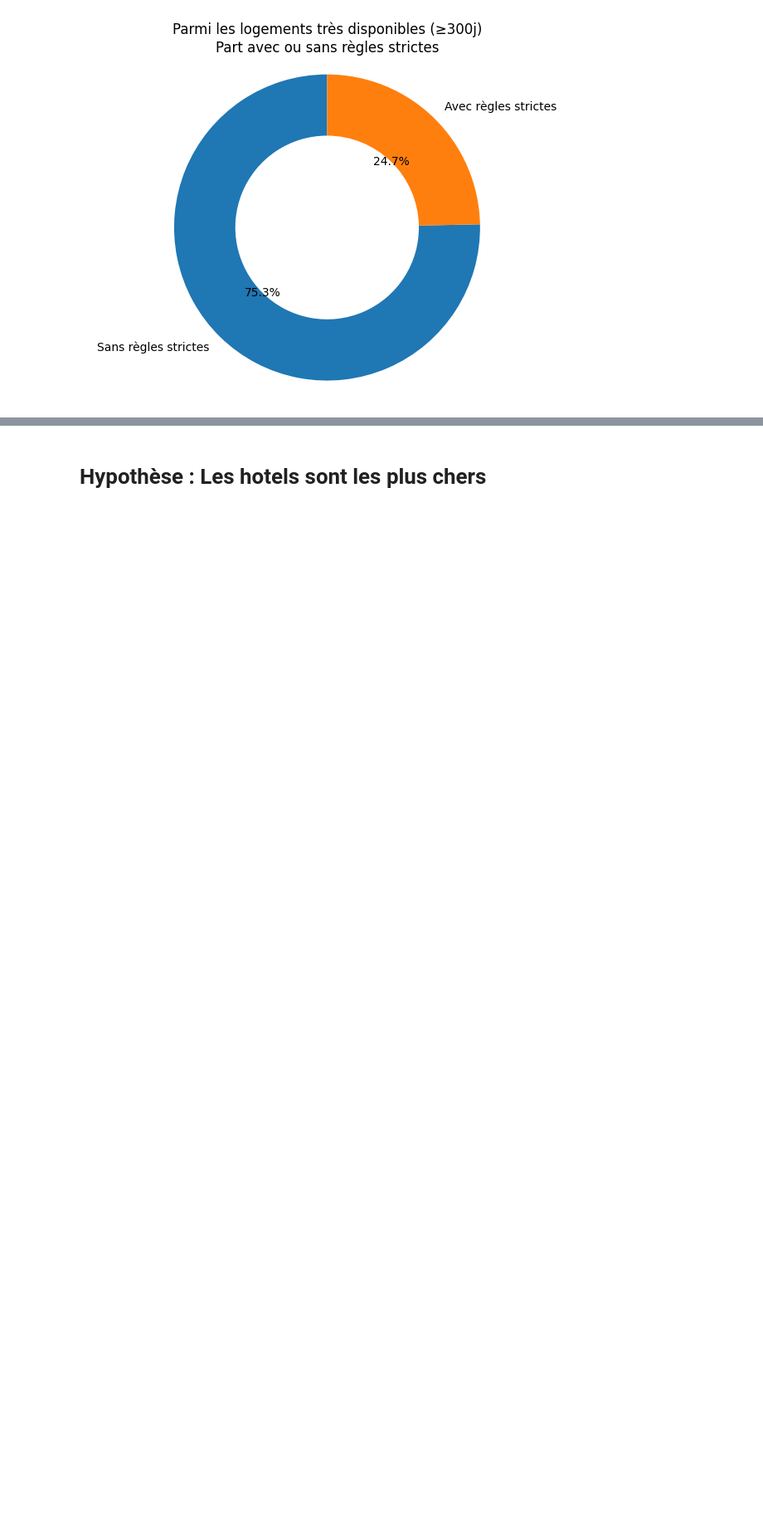
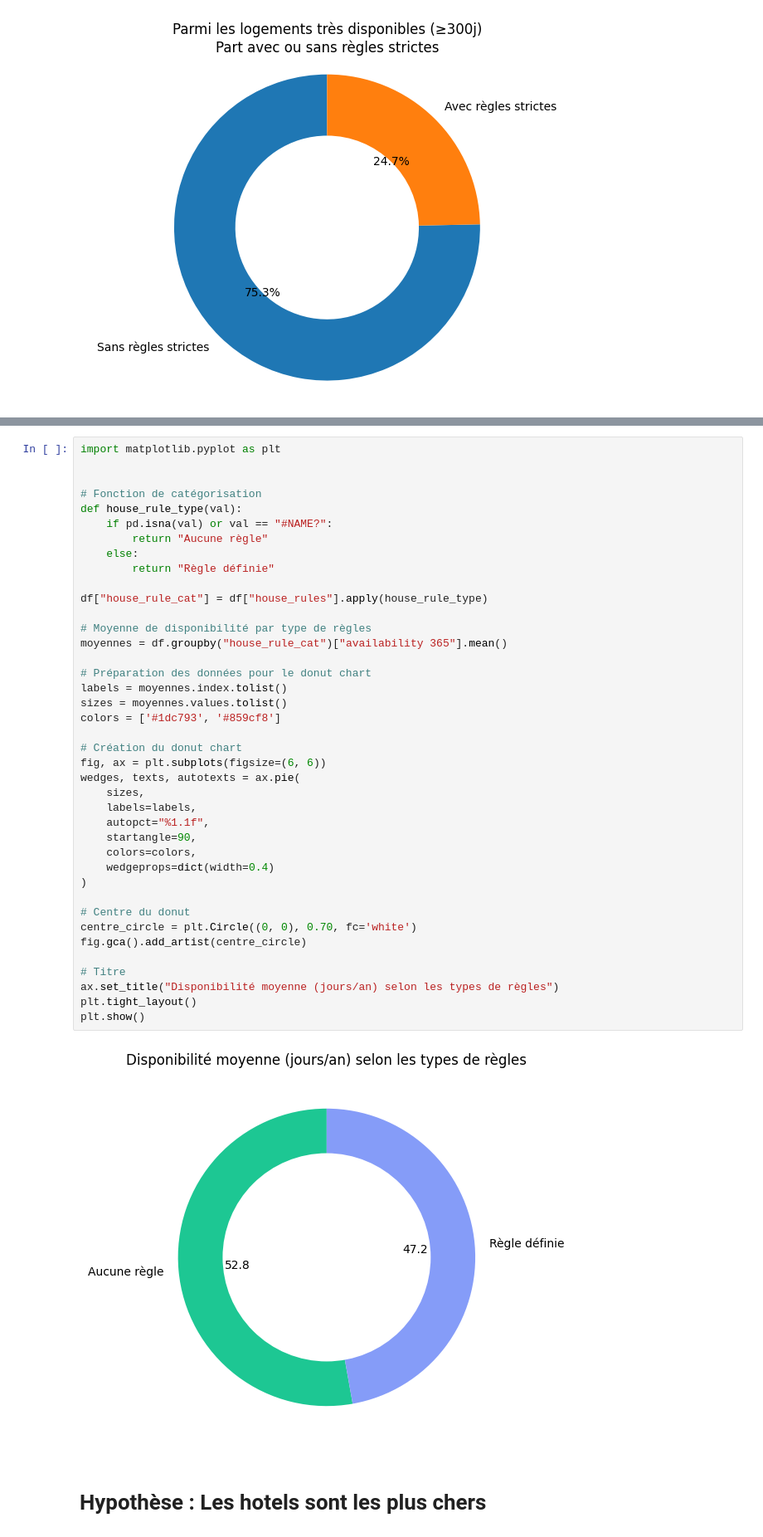
Before and after one commit to EthanVieville/4IABD_reporting_grp7, a Jupyter notebook: verifier_hypothese.ipynb, the cells around one changed output, grey strips where cells are left out. Shown at 83% size. Cells and saved outputs as stored; diff of their text form; blank space fills up the shorter version.

```diff
--- a/verifier_hypothese.ipynb
+++ b/verifier_hypothese.ipynb
@@ -167,3 +235,45 @@ plt.show()
+# %%
+import matplotlib.pyplot as plt
+
+
+# Fonction de catégorisation
+def house_rule_type(val):
+    if pd.isna(val) or val == "#NAME?":
+        return "Aucune règle"
+    else:
+        return "Règle définie"
+
+df["house_rule_cat"] = df["house_rules"].apply(house_rule_type)
+
+# Moyenne de disponibilité par type de règles
+moyennes = df.groupby("house_rule_cat")["availability 365"].mean()
+
+# Préparation des données pour le donut chart
+labels = moyennes.index.tolist()
+sizes = moyennes.values.tolist()
+colors = ['#1dc793', '#859cf8']
+
+# Création du donut chart
+fig, ax = plt.subplots(figsize=(6, 6))
+wedges, texts, autotexts = ax.pie(
+    sizes,
+    labels=labels,
+    autopct="%1.1f",
+    startangle=90,
+    colors=colors,
+    wedgeprops=dict(width=0.4)
+)
+
+# Centre du donut
+centre_circle = plt.Circle((0, 0), 0.70, fc='white')
+fig.gca().add_artist(centre_circle)
+
+# Titre
+ax.set_title("Disponibilité moyenne (jours/an) selon les types de règles")
+plt.tight_layout()
+plt.show()
+# %% [output]
+[figure, added]
 # %% [markdown]
 # Hypothèse : Les hotels sont les plus chers
 # %%
```
Also changed, not shown: parts of 2 cells of this notebook.
